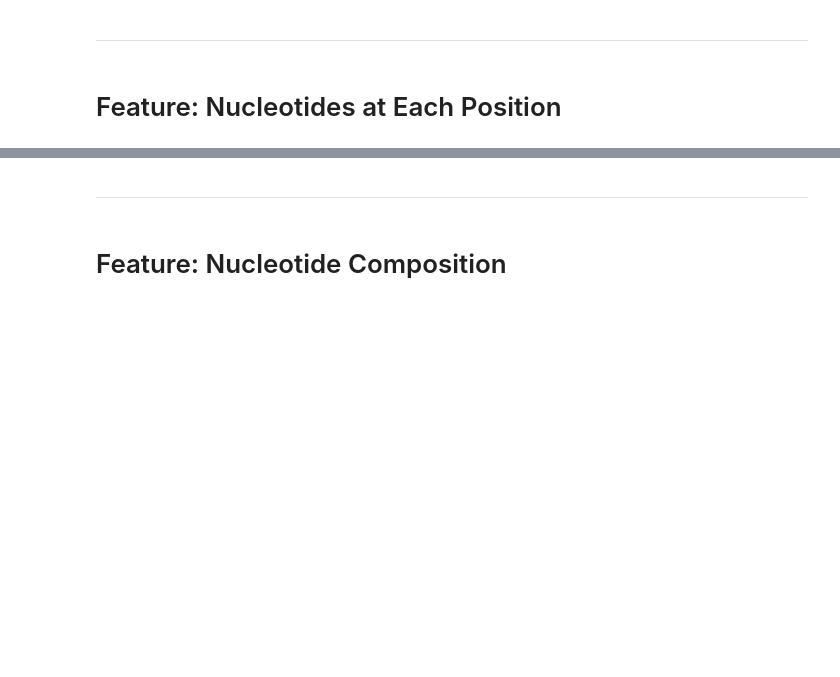
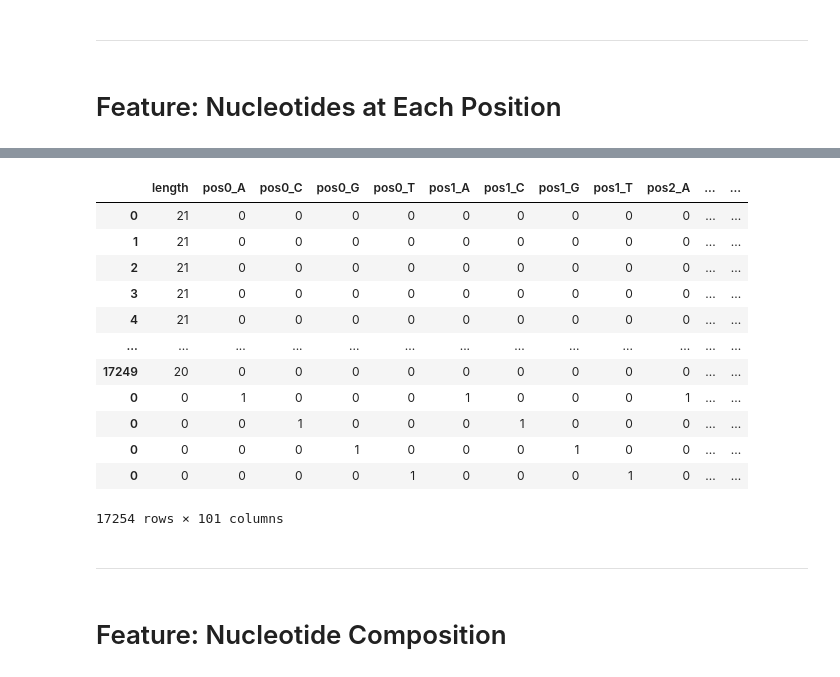
Before and after one commit to AnthonyHein/QCB455Project, a Jupyter notebook: Featurization.ipynb, the cells around one changed output, grey strips where cells are left out. Drawn from its saved outputs; the diff is of its cells as text; code cells hidden in the pictures; blank space fills up the shorter version.

```diff
--- a/Featurization.ipynb
+++ b/Featurization.ipynb
@@ -435,3 +460,30 @@ sgRNA_bases
+# %%
+prefix = dict()
+
+for i in range(max_len):
+    prefix[i] = "pos" + str(i)
+# %%
+a = pd.DataFrame([25 * ['A'] + [0]], columns=sgRNA_bases.columns.tolist())
+c = pd.DataFrame([25 * ['C'] + [0]], columns=sgRNA_bases.columns.tolist())
+g = pd.DataFrame([25 * ['G'] + [0]], columns=sgRNA_bases.columns.tolist())
+t = pd.DataFrame([25 * ['T'] + [0]], columns=sgRNA_bases.columns.tolist())
+tmp = sgRNA_bases.append(a).append(c).append(g).append(t).replace(' ', np.nan)
+# %%
+pd.get_dummies(tmp, prefix=prefix, dummy_na = False)
+# %% [output]
+|  | length | pos0_A | pos0_C | pos0_G | pos0_T | pos1_A | pos1_C | pos1_G | pos1_T | pos2_A | ... | ... |
+| 0 | 21 | 0 | 0 | 0 | 0 | 0 | 0 | 0 | 0 | 0 | ... | ... |
+| 1 | 21 | 0 | 0 | 0 | 0 | 0 | 0 | 0 | 0 | 0 | ... | ... |
+| 2 | 21 | 0 | 0 | 0 | 0 | 0 | 0 | 0 | 0 | 0 | ... | ... |
+| 3 | 21 | 0 | 0 | 0 | 0 | 0 | 0 | 0 | 0 | 0 | ... | ... |
+| 4 | 21 | 0 | 0 | 0 | 0 | 0 | 0 | 0 | 0 | 0 | ... | ... |
+| ... | ... | ... | ... | ... | ... | ... | ... | ... | ... | ... | ... | ... |
+| 17249 | 20 | 0 | 0 | 0 | 0 | 0 | 0 | 0 | 0 | 0 | ... | ... |
+| 0 | 0 | 1 | 0 | 0 | 0 | 1 | 0 | 0 | 0 | 1 | ... | ... |
+| 0 | 0 | 0 | 1 | 0 | 0 | 0 | 1 | 0 | 0 | 0 | ... | ... |
+| 0 | 0 | 0 | 0 | 1 | 0 | 0 | 0 | 1 | 0 | 0 | ... | ... |
+| 0 | 0 | 0 | 0 | 0 | 1 | 0 | 0 | 0 | 1 | 0 | ... | ... |
+17254 rows × 101 columns
 # %%
 # base_encodings = {
 #     'A' : 0,
```
Also changed, not shown: parts of 6 cells of this notebook.
